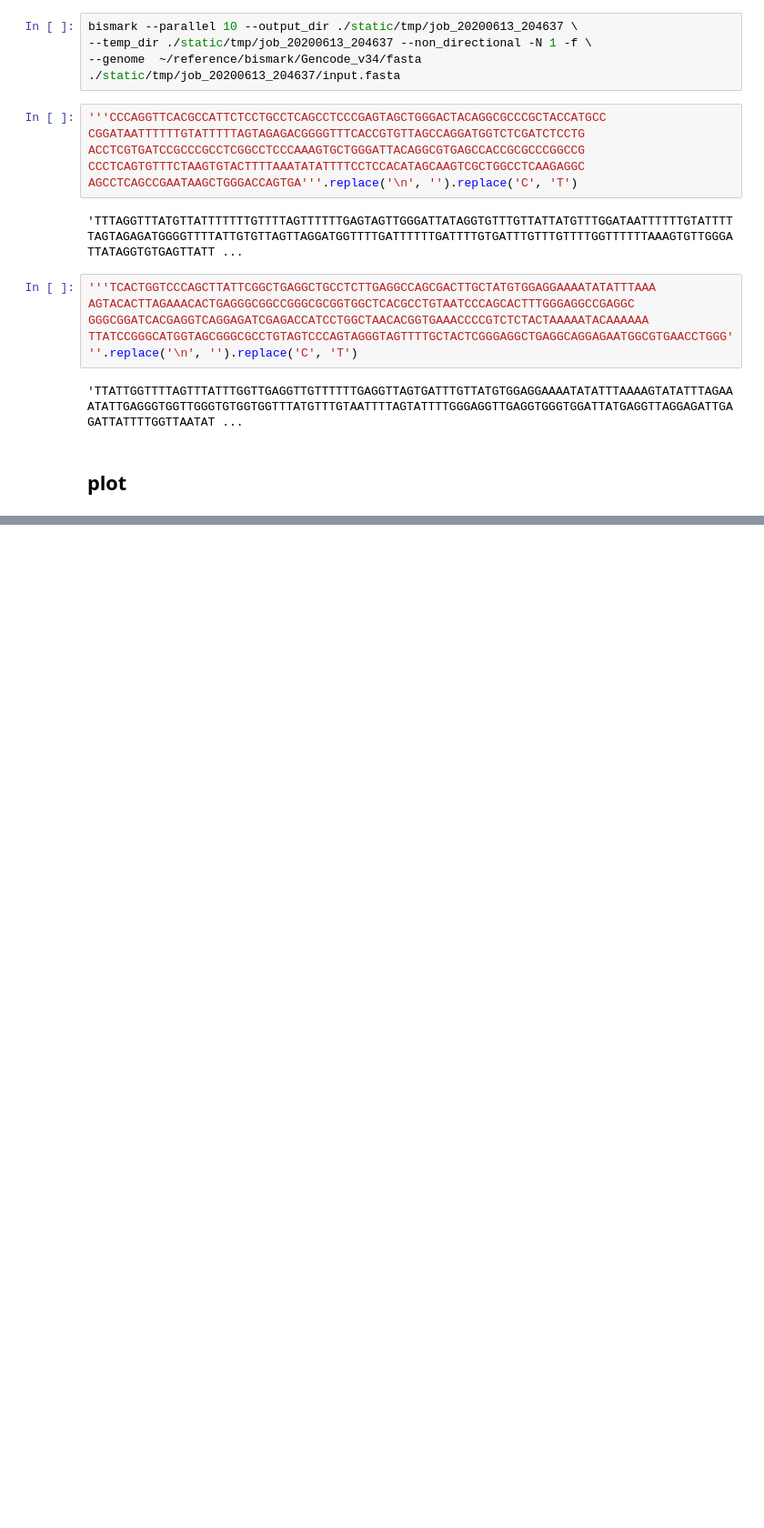
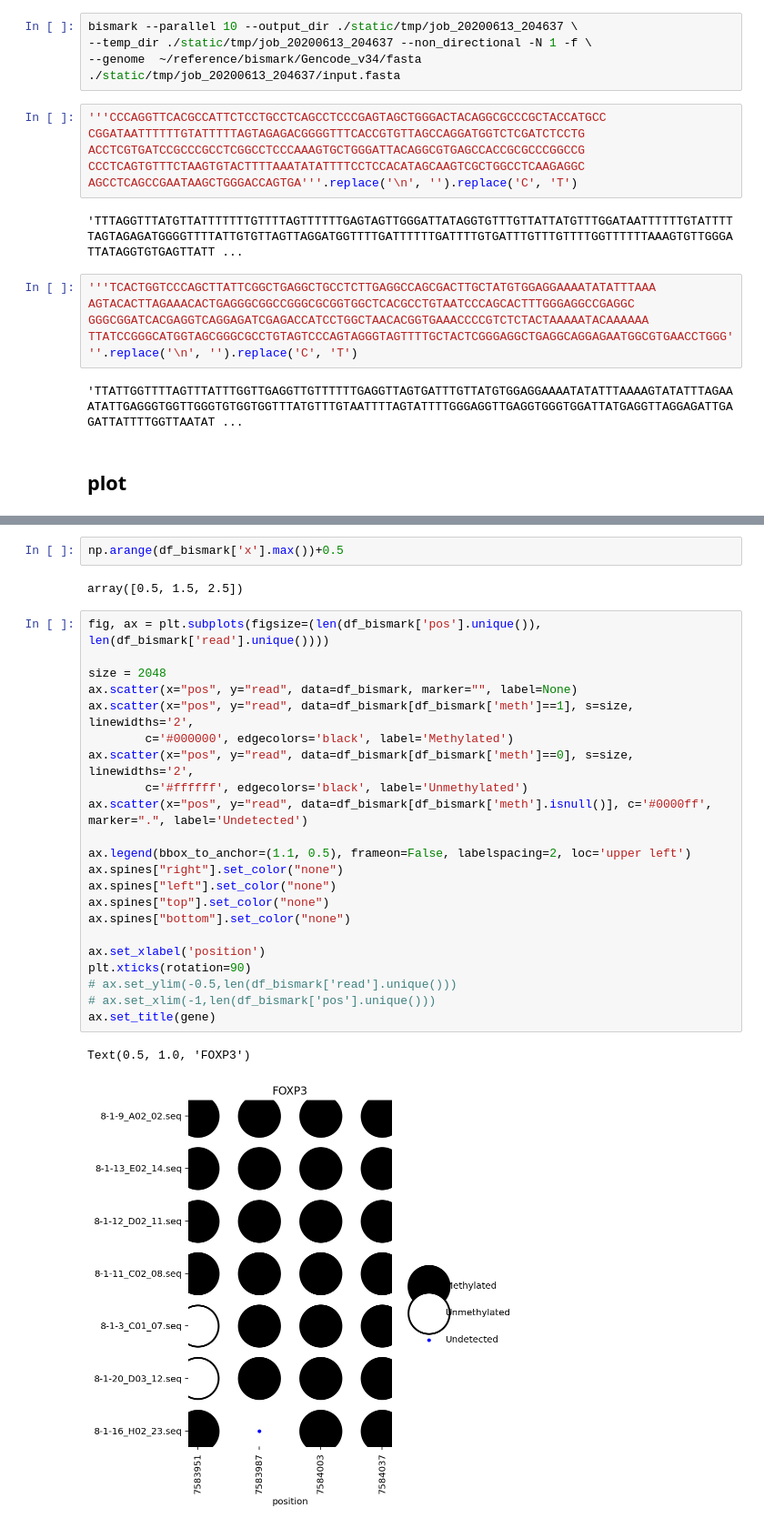
Before and after one commit to yyoshiaki/BSviz, a Jupyter notebook: notebooks/workspace.ipynb, the cells around one changed output, grey strips where cells are left out. Shown: that part at 91% size. Saved outputs shown, nothing was run; the diff lists cells and outputs as text; blank space fills up the shorter version.

```diff
--- a/notebooks/workspace.ipynb
+++ b/notebooks/workspace.ipynb
@@ -187,0 +183,29 @@ df_bismark
+# %%
+np.arange(df_bismark['x'].max())+0.5
+# %% [output]
+array([0.5, 1.5, 2.5])
+# %%
+fig, ax = plt.subplots(figsize=(len(df_bismark['pos'].unique()), len(df_bismark['read'].unique())))
+
+size = 2048
+ax.scatter(x="pos", y="read", data=df_bismark, marker="", label=None)
+ax.scatter(x="pos", y="read", data=df_bismark[df_bismark['meth']==1], s=size, linewidths='2',
+        c='#000000', edgecolors='black', label='Methylated')
+ax.scatter(x="pos", y="read", data=df_bismark[df_bismark['meth']==0], s=size, linewidths='2',
+        c='#ffffff', edgecolors='black', label='Unmethylated')
+ax.scatter(x="pos", y="read", data=df_bismark[df_bismark['meth'].isnull()], c='#0000ff', marker=".", label='Undetected')
+
+ax.legend(bbox_to_anchor=(1.1, 0.5), frameon=False, labelspacing=2, loc='upper left')
+ax.spines["right"].set_color("none")
+ax.spines["left"].set_color("none")
+ax.spines["top"].set_color("none")
+ax.spines["bottom"].set_color("none")
+
+ax.set_xlabel('position')
+plt.xticks(rotation=90)
+# ax.set_ylim(-0.5,len(df_bismark['read'].unique()))
+# ax.set_xlim(-1,len(df_bismark['pos'].unique()))
+ax.set_title(gene)
+# %% [output]
+Text(0.5, 1.0, 'FOXP3')
+[figure, added]
```
Also changed, not shown: parts of 6 cells of this notebook, 3 other files.
